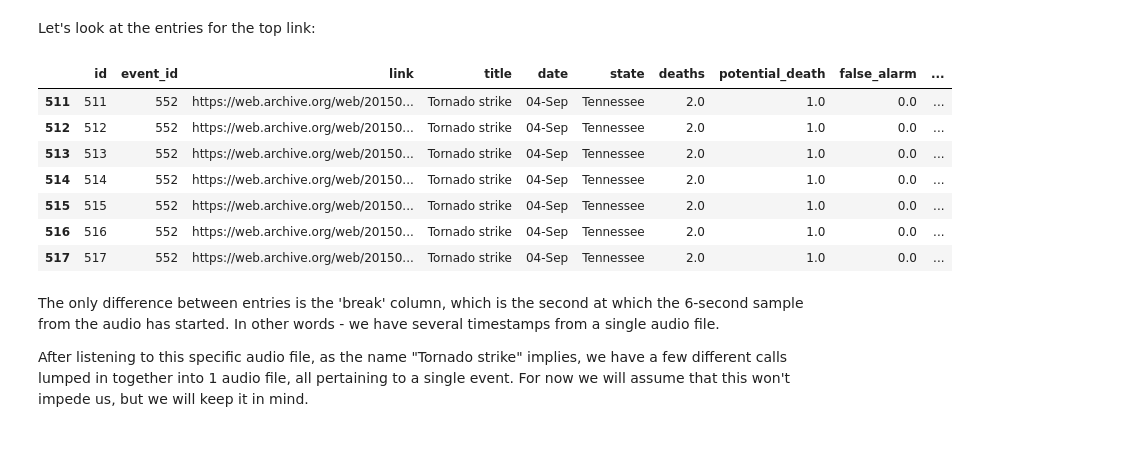
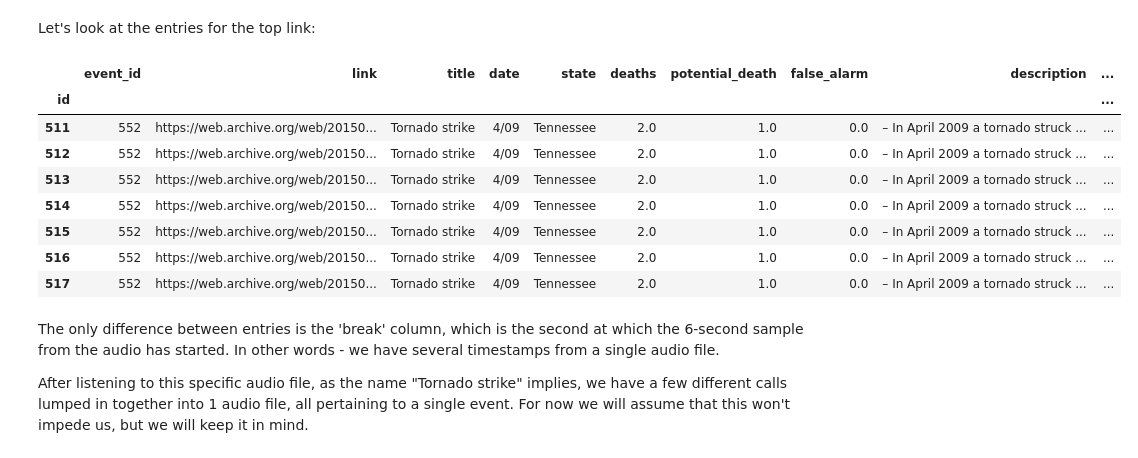
Before and after one commit to ramwtz/data-science-project, a Jupyter notebook: 911_project.ipynb, the cells around one changed output. Saved outputs shown, nothing was run; the diff lists cells and outputs as text; code cells hidden in the pictures.

Commit message:
cleanup on previous commit

```diff
--- a/911_project.ipynb
+++ b/911_project.ipynb
@@ -212,16 +201,17 @@ Name: link, Length: 644, dtype: int64
 Let's look at the entries for the top link:
 # %%
 link = 'https://web.archive.org/web/20150417085348/http://mp3.911dispatch.com.s3.amazonaws.com/murfreesboro_tornado_911.mp3'
-df[df['link'] == link]
+df_clean[df_clean['link'] == link]
 # %% [output]
-|  | id | event_id | link | title | date | state | deaths | potential_death | false_alarm | ... |
-| 511 | 511 | 552 | https://web.archive.org/web/20150... | Tornado strike | 04-Sep | Tennessee | 2.0 | 1.0 | 0.0 | ... |
-| 512 | 512 | 552 | https://web.archive.org/web/20150... | Tornado strike | 04-Sep | Tennessee | 2.0 | 1.0 | 0.0 | ... |
-| 513 | 513 | 552 | https://web.archive.org/web/20150... | Tornado strike | 04-Sep | Tennessee | 2.0 | 1.0 | 0.0 | ... |
-| 514 | 514 | 552 | https://web.archive.org/web/20150... | Tornado strike | 04-Sep | Tennessee | 2.0 | 1.0 | 0.0 | ... |
-| 515 | 515 | 552 | https://web.archive.org/web/20150... | Tornado strike | 04-Sep | Tennessee | 2.0 | 1.0 | 0.0 | ... |
-| 516 | 516 | 552 | https://web.archive.org/web/20150... | Tornado strike | 04-Sep | Tennessee | 2.0 | 1.0 | 0.0 | ... |
-| 517 | 517 | 552 | https://web.archive.org/web/20150... | Tornado strike | 04-Sep | Tennessee | 2.0 | 1.0 | 0.0 | ... |
+|  | event_id | link | title | date | state | deaths | potential_death | false_alarm | description | ... |
+| id |  |  |  |  |  |  |  |  |  | ... |
+| 511 | 552 | https://web.archive.org/web/20150... | Tornado strike | 4/09 | Tennessee | 2.0 | 1.0 | 0.0 | – In April 2009 a tornado struck ... | ... |
+| 512 | 552 | https://web.archive.org/web/20150... | Tornado strike | 4/09 | Tennessee | 2.0 | 1.0 | 0.0 | – In April 2009 a tornado struck ... | ... |
+| 513 | 552 | https://web.archive.org/web/20150... | Tornado strike | 4/09 | Tennessee | 2.0 | 1.0 | 0.0 | – In April 2009 a tornado struck ... | ... |
+| 514 | 552 | https://web.archive.org/web/20150... | Tornado strike | 4/09 | Tennessee | 2.0 | 1.0 | 0.0 | – In April 2009 a tornado struck ... | ... |
+| 515 | 552 | https://web.archive.org/web/20150... | Tornado strike | 4/09 | Tennessee | 2.0 | 1.0 | 0.0 | – In April 2009 a tornado struck ... | ... |
+| 516 | 552 | https://web.archive.org/web/20150... | Tornado strike | 4/09 | Tennessee | 2.0 | 1.0 | 0.0 | – In April 2009 a tornado struck ... | ... |
+| 517 | 552 | https://web.archive.org/web/20150... | Tornado strike | 4/09 | Tennessee | 2.0 | 1.0 | 0.0 | – In April 2009 a tornado struck ... | ... |
 # %% [markdown]
 The only difference between entries is the 'break' column, which is the second at which the 6-second sample from the audio has started.
 In other words - we have several timestamps from a single audio file.
```
Also changed, not shown: parts of 3 cells of this notebook.
